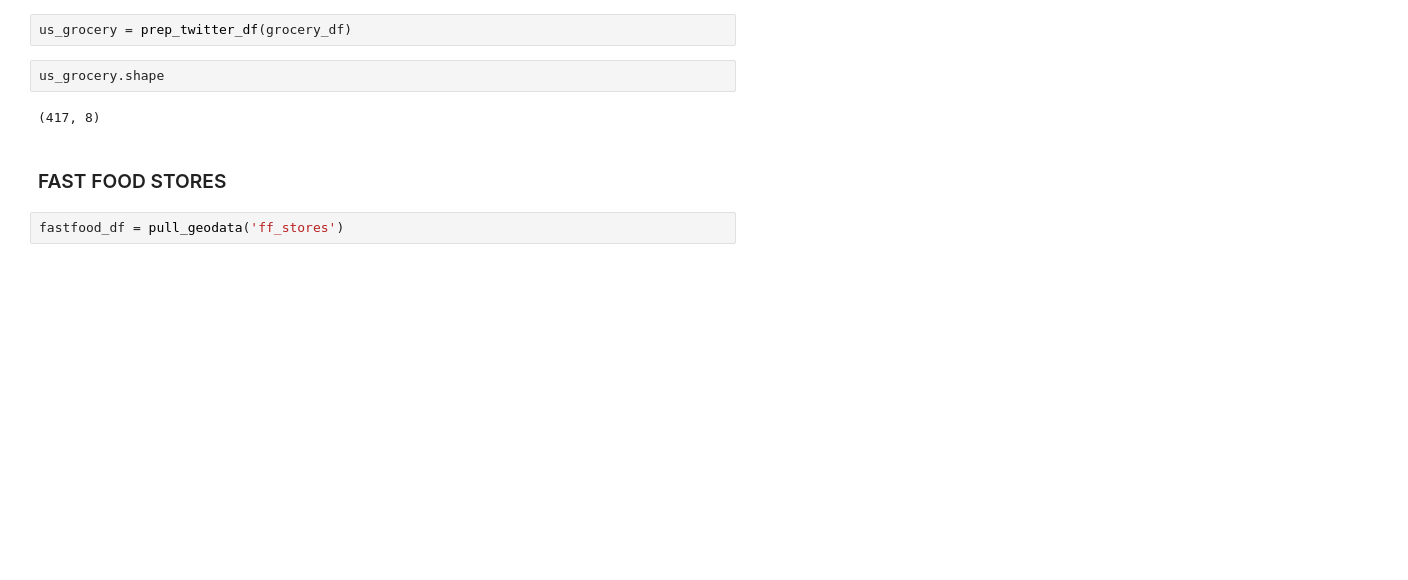
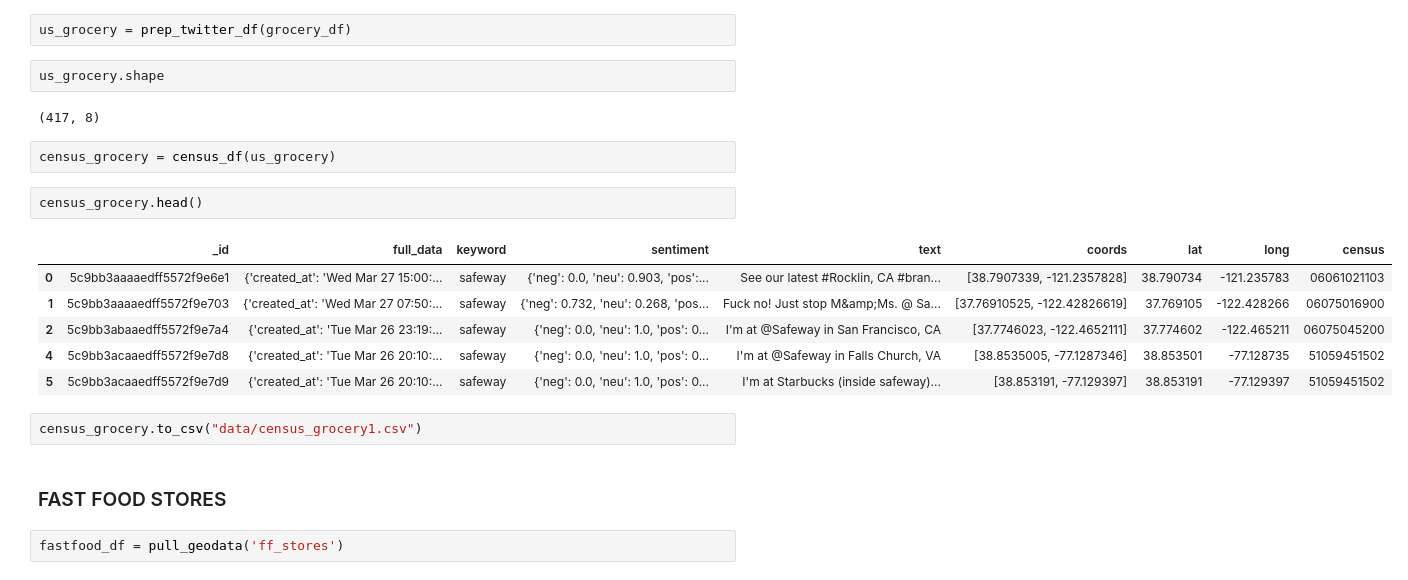
Before and after one commit to karinapatel/food-desert-prediction, a Jupyter notebook: geo_data.ipynb, the cells around one changed output. Saved outputs shown, nothing was run; the diff lists cells and outputs as text; blank space fills up the shorter version.

```diff
--- a/geo_data.ipynb
+++ b/geo_data.ipynb
@@ -151,6 +171,19 @@ us_grocery = prep_twitter_df(grocery_df)
 us_grocery.shape
 # %% [output]
 (417, 8)
+# %%
+census_grocery = census_df(us_grocery)
+# %%
+census_grocery.head()
+# %% [output]
+|  | _id | full_data | keyword | sentiment | text | coords | lat | long | census |
+| 0 | 5c9bb3aaaaedff5572f9e6e1 | {'created_at': 'Wed Mar 27 15:00:... | safeway | {'neg': 0.0, 'neu': 0.903, 'pos':... | See our latest #Rocklin, CA #bran... | [38.7907339, -121.2357828] | 38.790734 | -121.235783 | 06061021103 |
+| 1 | 5c9bb3aaaaedff5572f9e703 | {'created_at': 'Wed Mar 27 07:50:... | safeway | {'neg': 0.732, 'neu': 0.268, 'pos... | Fuck no! Just stop M&amp;Ms. @ Sa... | [37.76910525, -122.42826619] | 37.769105 | -122.428266 | 06075016900 |
+| 2 | 5c9bb3abaaedff5572f9e7a4 | {'created_at': 'Tue Mar 26 23:19:... | safeway | {'neg': 0.0, 'neu': 1.0, 'pos': 0... | I'm at @Safeway in San Francisco, CA | [37.7746023, -122.4652111] | 37.774602 | -122.465211 | 06075045200 |
+| 4 | 5c9bb3acaaedff5572f9e7d8 | {'created_at': 'Tue Mar 26 20:10:... | safeway | {'neg': 0.0, 'neu': 1.0, 'pos': 0... | I'm at @Safeway in Falls Church, VA | [38.8535005, -77.1287346] | 38.853501 | -77.128735 | 51059451502 |
+| 5 | 5c9bb3acaaedff5572f9e7d9 | {'created_at': 'Tue Mar 26 20:10:... | safeway | {'neg': 0.0, 'neu': 1.0, 'pos': 0... | I'm at Starbucks (inside safeway)... | [38.853191, -77.129397] | 38.853191 | -77.129397 | 51059451502 |
+# %%
+census_grocery.to_csv("data/census_grocery1.csv")
 # %% [markdown]
 ### FAST FOOD STORES
 # %%
```
Also changed, not shown: parts of 12 cells of this notebook, 12 other files.
